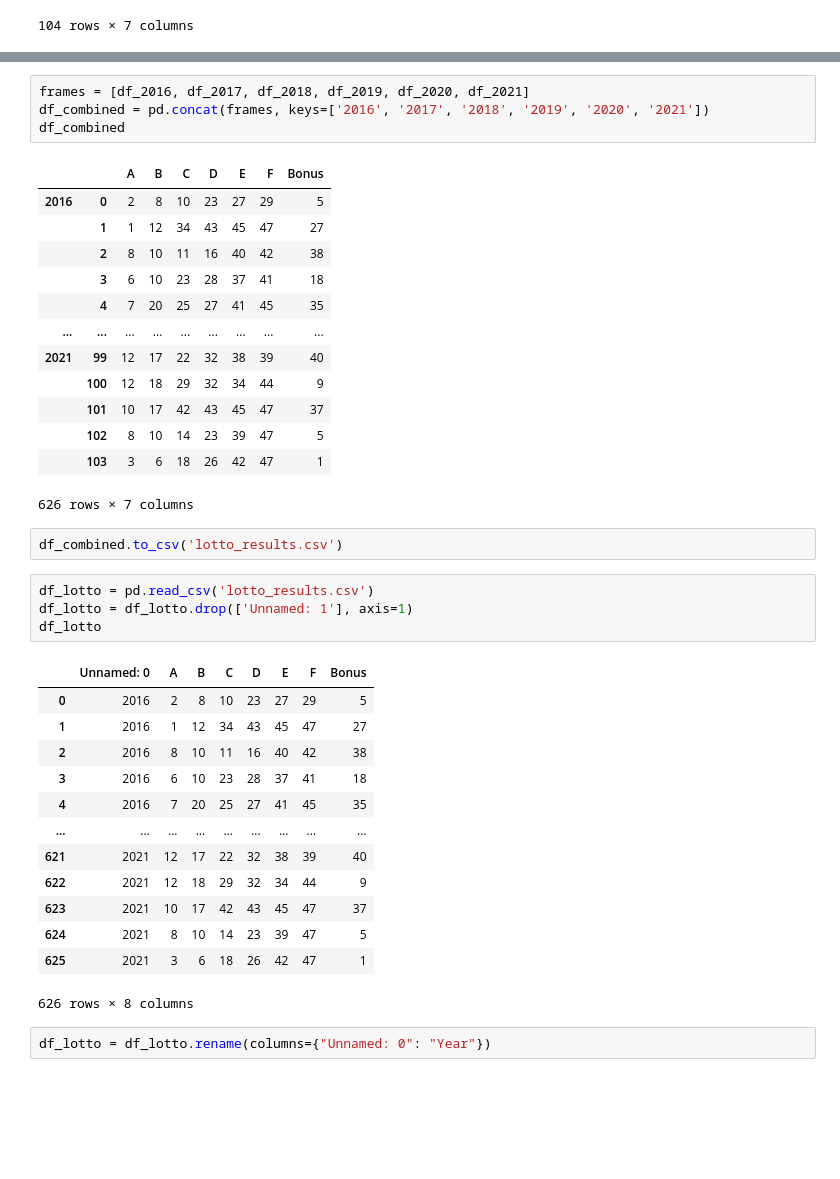
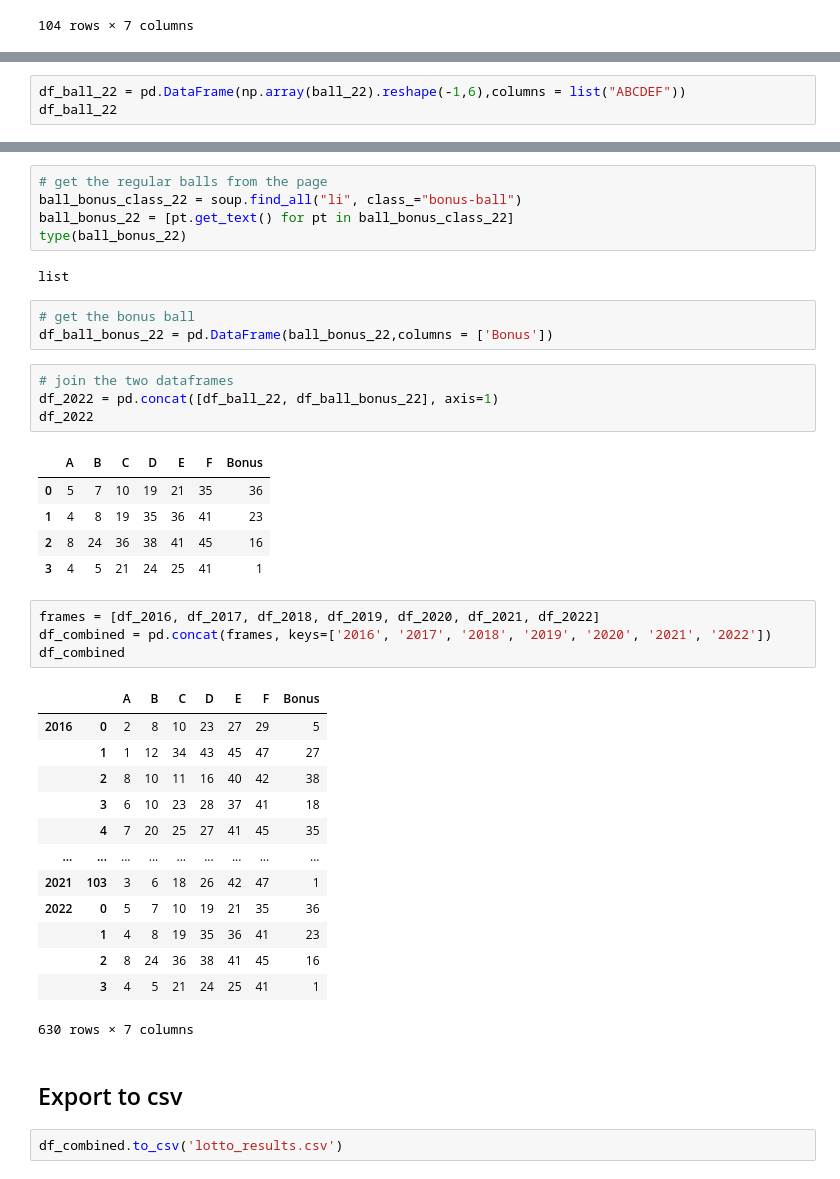
Before and after one commit to killfoley/Lotto-Scraping, a Jupyter notebook: Lotto results notebook.ipynb, the cells around one changed output, grey strips where cells are left out. Saved outputs shown, nothing was run; the diff lists cells and outputs as text; blank space fills up the shorter version.

Commit message:
cleaned up the irish lotto notebook

```diff
--- a/Lotto results notebook.ipynb
+++ b/Lotto results notebook.ipynb
@@ -420,0 +438,3 @@ df_2021
+# %%
+df_ball_22 = pd.DataFrame(np.array(ball_22).reshape(-1,6),columns = list("ABCDEF"))
+df_ball_22
@@ -421,40 +447,42 @@ df_2021
+# %%
+# get the regular balls from the page
+ball_bonus_class_22 = soup.find_all("li", class_="bonus-ball")
+ball_bonus_22 = [pt.get_text() for pt in ball_bonus_class_22]
+type(ball_bonus_22)
+# %% [output]
+list
+# %%
+# get the bonus ball
+df_ball_bonus_22 = pd.DataFrame(ball_bonus_22,columns = ['Bonus'])
+# %%
+# join the two dataframes
+df_2022 = pd.concat([df_ball_22, df_ball_bonus_22], axis=1)
+df_2022
+# %% [output]
+|  | A | B | C | D | E | F | Bonus |
+| 0 | 5 | 7 | 10 | 19 | 21 | 35 | 36 |
+| 1 | 4 | 8 | 19 | 35 | 36 | 41 | 23 |
+| 2 | 8 | 24 | 36 | 38 | 41 | 45 | 16 |
+| 3 | 4 | 5 | 21 | 24 | 25 | 41 | 1 |
 # %%
-frames = [df_2016, df_2017, df_2018, df_2019, df_2020, df_2021]
-df_combined = pd.concat(frames, keys=['2016', '2017', '2018', '2019', '2020', '2021'])
+frames = [df_2016, df_2017, df_2018, df_2019, df_2020, df_2021, df_2022]
+df_combined = pd.concat(frames, keys=['2016', '2017', '2018', '2019', '2020', '2021', '2022'])
 df_combined
 # %% [output]
 |  |  | A | B | C | D | E | F | Bonus |
 | 2016 | 0 | 2 | 8 | 10 | 23 | 27 | 29 | 5 |
 |  | 1 | 1 | 12 | 34 | 43 | 45 | 47 | 27 |
 |  | 2 | 8 | 10 | 11 | 16 | 40 | 42 | 38 |
 |  | 3 | 6 | 10 | 23 | 28 | 37 | 41 | 18 |
 |  | 4 | 7 | 20 | 25 | 27 | 41 | 45 | 35 |
 | ... | ... | ... | ... | ... | ... | ... | ... | ... |
-| 2021 | 99 | 12 | 17 | 22 | 32 | 38 | 39 | 40 |
-|  | 100 | 12 | 18 | 29 | 32 | 34 | 44 | 9 |
-|  | 101 | 10 | 17 | 42 | 43 | 45 | 47 | 37 |
-|  | 102 | 8 | 10 | 14 | 23 | 39 | 47 | 5 |
-|  | 103 | 3 | 6 | 18 | 26 | 42 | 47 | 1 |
+| 2021 | 103 | 3 | 6 | 18 | 26 | 42 | 47 | 1 |
+| 2022 | 0 | 5 | 7 | 10 | 19 | 21 | 35 | 36 |
+|  | 1 | 4 | 8 | 19 | 35 | 36 | 41 | 23 |
+|  | 2 | 8 | 24 | 36 | 38 | 41 | 45 | 16 |
+|  | 3 | 4 | 5 | 21 | 24 | 25 | 41 | 1 |
-626 rows × 7 columns
+630 rows × 7 columns
+# %% [markdown]
+## Export to csv
 # %%
 df_combined.to_csv('lotto_results.csv')
-# %%
-df_lotto = pd.read_csv('lotto_results.csv')
-df_lotto = df_lotto.drop(['Unnamed: 1'], axis=1)
-df_lotto
-# %% [output]
-|  | Unnamed: 0 | A | B | C | D | E | F | Bonus |
-| 0 | 2016 | 2 | 8 | 10 | 23 | 27 | 29 | 5 |
-| 1 | 2016 | 1 | 12 | 34 | 43 | 45 | 47 | 27 |
-| 2 | 2016 | 8 | 10 | 11 | 16 | 40 | 42 | 38 |
-| 3 | 2016 | 6 | 10 | 23 | 28 | 37 | 41 | 18 |
-| 4 | 2016 | 7 | 20 | 25 | 27 | 41 | 45 | 35 |
-| ... | ... | ... | ... | ... | ... | ... | ... | ... |
-| 621 | 2021 | 12 | 17 | 22 | 32 | 38 | 39 | 40 |
-| 622 | 2021 | 12 | 18 | 29 | 32 | 34 | 44 | 9 |
-| 623 | 2021 | 10 | 17 | 42 | 43 | 45 | 47 | 37 |
-| 624 | 2021 | 8 | 10 | 14 | 23 | 39 | 47 | 5 |
-| 625 | 2021 | 3 | 6 | 18 | 26 | 42 | 47 | 1 |
-626 rows × 8 columns
-# %%
-df_lotto = df_lotto.rename(columns={"Unnamed: 0": "Year"})
```
Also changed, not shown: parts of 116 cells of this notebook, 1 other file.
